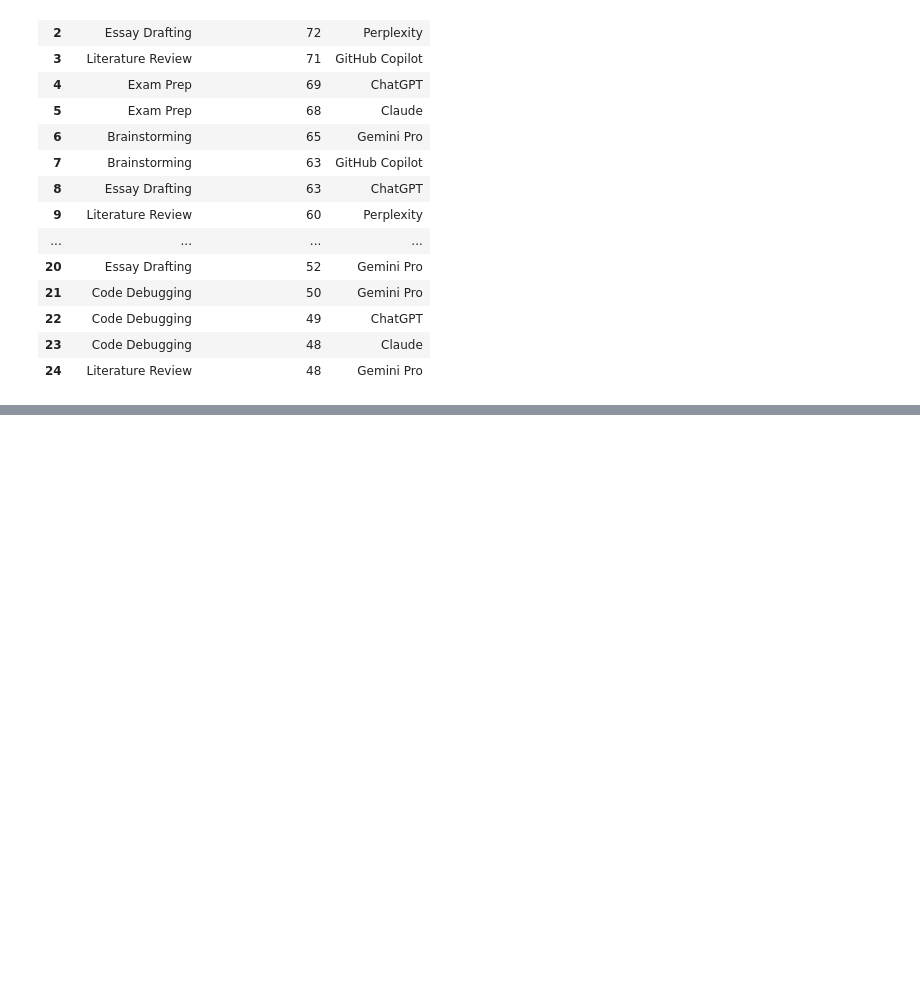
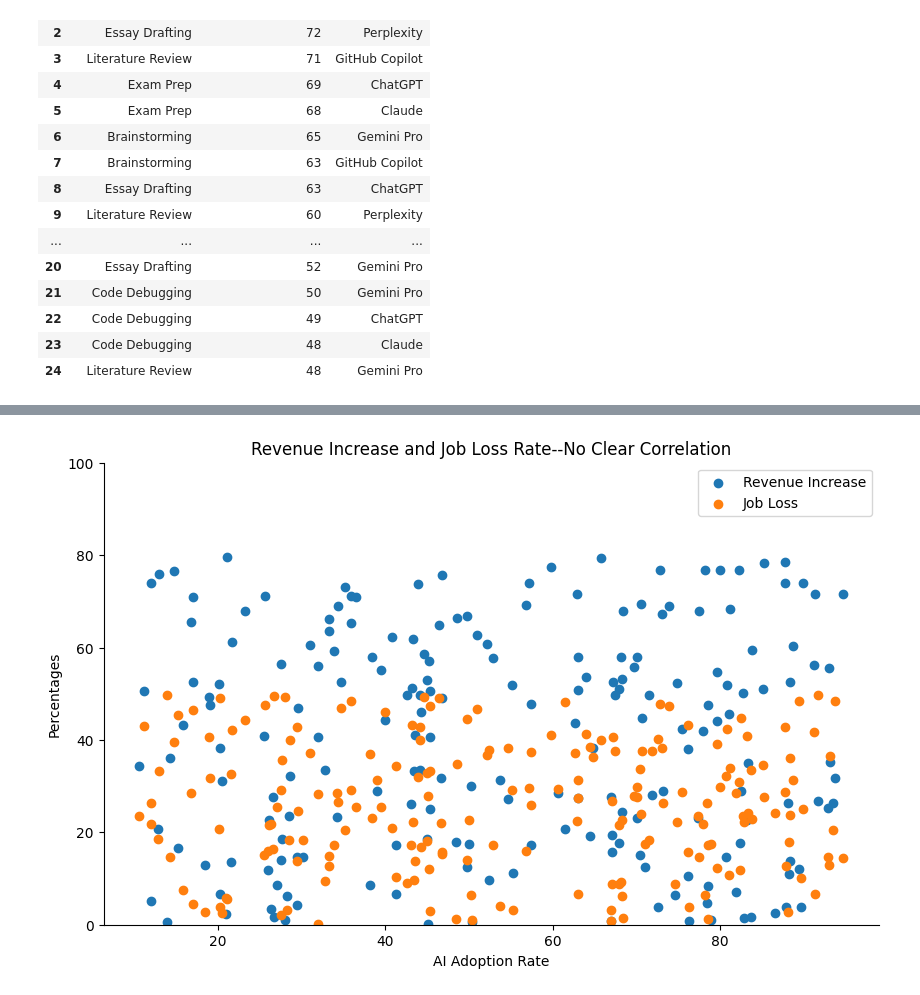
Before and after one commit to mjhess01/AI-Education-Analysis, a Jupyter notebook: Notebooks/dataset_exploration.ipynb, the cells around one changed output, grey strips where cells are left out. Saved outputs shown, nothing was run; the diff lists cells and outputs as text; code cells hidden in the pictures; blank space fills up the shorter version.

```diff
--- a/Notebooks/dataset_exploration.ipynb
+++ b/Notebooks/dataset_exploration.ipynb
@@ -863,0 +920,26 @@ result
+# %%
+plt.figure(figsize=(10,6))
+
+plt.scatter(
+    content_df['ai_adoption_rate_(%)'],
+    content_df['revenue_increase_due_to_ai_(%)'],
+    label = 'Revenue Increase')
+plt.scatter(
+    content_df['ai_adoption_rate_(%)'],
+    content_df['job_loss_due_to_ai_(%)'],
+    label = 'Job Loss')
+
+ax = plt.gca()
+ax.spines['top'].set_visible(False)
+ax.spines['right'].set_visible(False)
+
+plt.xlabel('AI Adoption Rate')
+plt.ylabel('Percentages')
+plt.title('Revenue Increase and Job Loss Rate--No Clear Correlation')
+
+plt.legend()
+plt.ylim(0, 100)
+
+plt.show()
+# %% [output]
+[figure, added]
```
Also changed, not shown: parts of 14 cells of this notebook, 9 other files.
